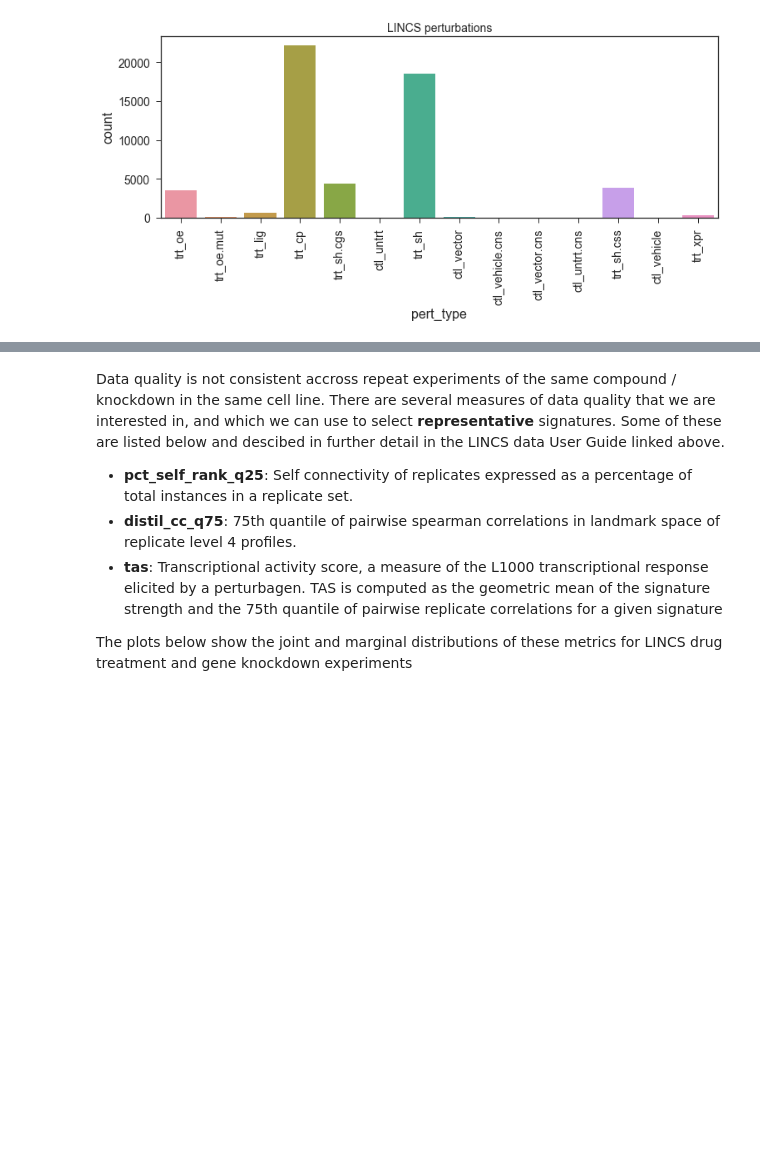
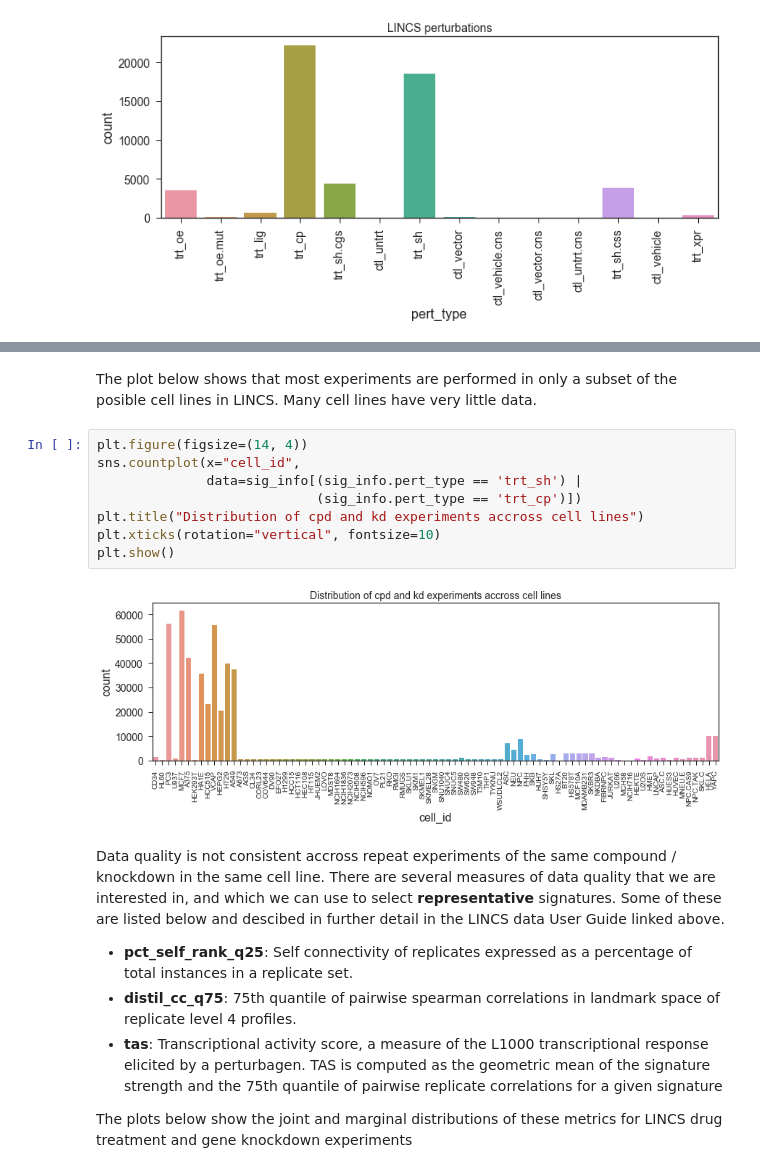
Before and after one commit to npabon/LINCS_target_prediction, a Jupyter notebook: LINCS_data_exploration.ipynb, the cells around one changed output, grey strips where cells are left out. Saved outputs shown, nothing was run; the diff lists cells and outputs as text; blank space fills up the shorter version.

Commit message:
further exploratory data analysis

```diff
--- a/LINCS_data_exploration.ipynb
+++ b/LINCS_data_exploration.ipynb
@@ -100,3 +103,15 @@ plt.show()
+# %% [markdown]
+The plot below shows that most experiments are performed in only a subset of the posible cell lines in LINCS. Many cell lines have very little data.
+# %%
+plt.figure(figsize=(14, 4))
+sns.countplot(x="cell_id",
+              data=sig_info[(sig_info.pert_type == 'trt_sh') |
+                            (sig_info.pert_type == 'trt_cp')])
+plt.title("Distribution of cpd and kd experiments accross cell lines")
+plt.xticks(rotation="vertical", fontsize=10)
+plt.show()
+# %% [output]
+[figure, added]
 # %% [markdown]
 Data quality is not consistent accross repeat experiments of the same compound / knockdown in the same cell line. There are several measures of data quality that we are interested in, and which we can use to select **representative** signatures. Some of these are listed below and descibed in further detail in the LINCS data User Guide linked above.
 
```
Also changed, not shown: parts of 11 cells of this notebook.
